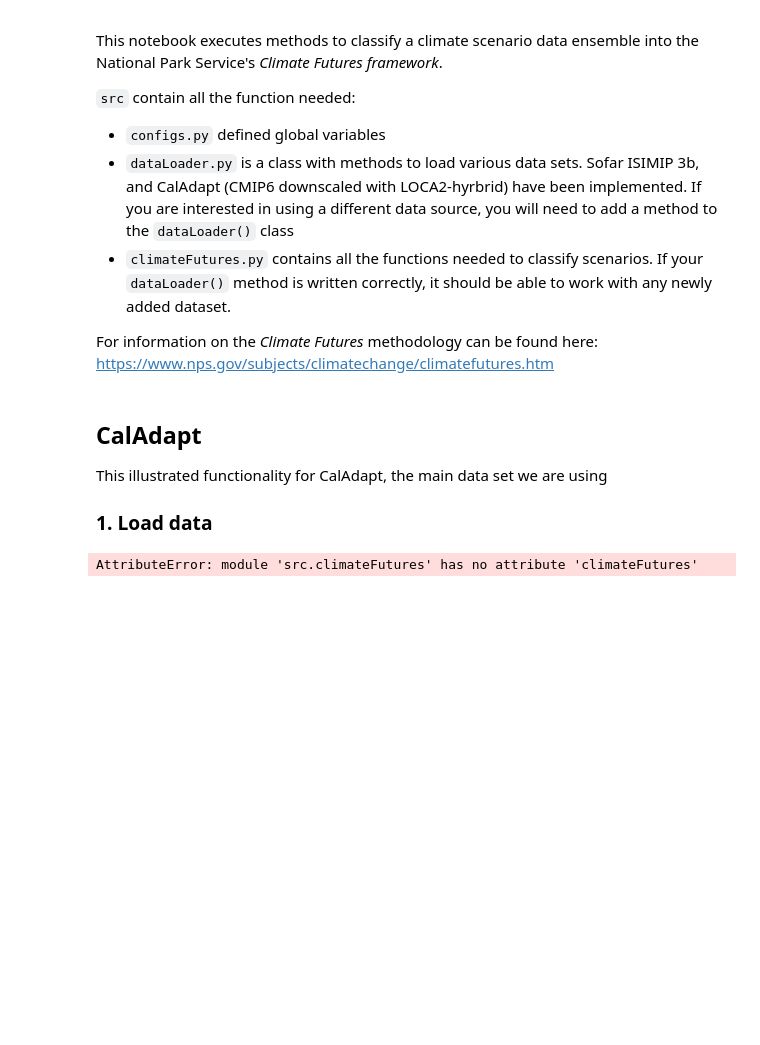
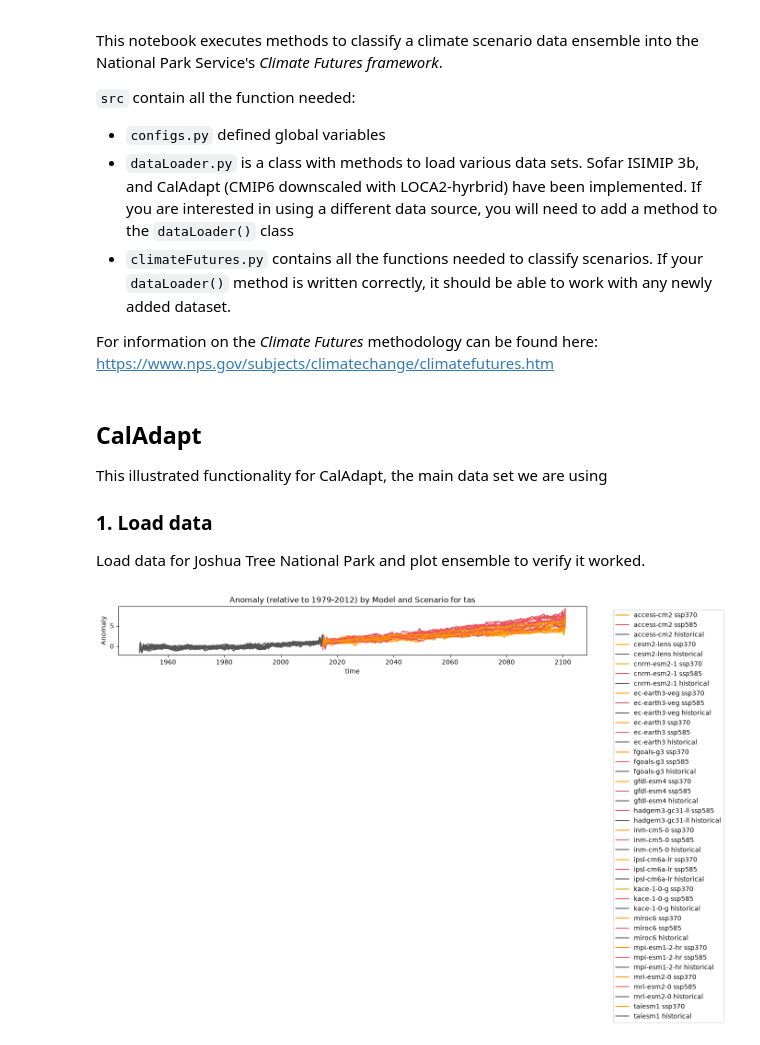
Before and after one commit to SchmidtDSE/climate_futures, a Jupyter notebook: climateFutures.ipynb, the cells around one changed output. Cells and saved outputs as stored; diff of their text form; code cells hidden in the pictures; blank space fills up the shorter version.

```diff
--- a/climateFutures.ipynb
+++ b/climateFutures.ipynb
@@ -31,31 +31,35 @@ from src import climateFutures
 This illustrated functionality for CalAdapt, the main data set we are using
 
 ### 1. Load data
+
+Load data for Joshua Tree National Park and plot ensemble to verify it worked.
 # %%
 loader = dataLoader.DataLoader()
 
 cf_ca = climateFutures.ClimateFutures(
     models=[
         'access-cm2_r1i1p1f1',
         'cesm2-lens_r1i1p1f1',
         'cnrm-esm2-1_r1i1p1f2',
         'ec-earth3-veg_r1i1p1f1',
         'ec-earth3_r1i1p1f1',
         'fgoals-g3_r1i1p1f1',
         'gfdl-esm4_r1i1p1f1',
         'hadgem3-gc31-ll_r1i1p1f3',
         'inm-cm5-0_r1i1p1f1',
         'ipsl-cm6a-lr_r1i1p1f1',
         'kace-1-0-g_r1i1p1f1',
         'miroc6_r1i1p1f1',
         'mpi-esm1-2-hr_r1i1p1f1',
         'mri-esm2-0_r1i1p1f1',
         'taiesm1_r1i1p1f1',
     ],
     scenarios=['ssp370', 'ssp585', 'historical'],
     park='jotr',
     baseline_period=("1950", "2014"),
     load_fn=loader.load_caladapt
 )
+
+cf_ca.plot_ensemble(variable='tas')
 # %% [output]
-AttributeError: module 'src.climateFutures' has no attribute 'climateFutures'
+[figure, added]
```
Also changed, not shown: parts of 4 cells of this notebook, 1 other file.
